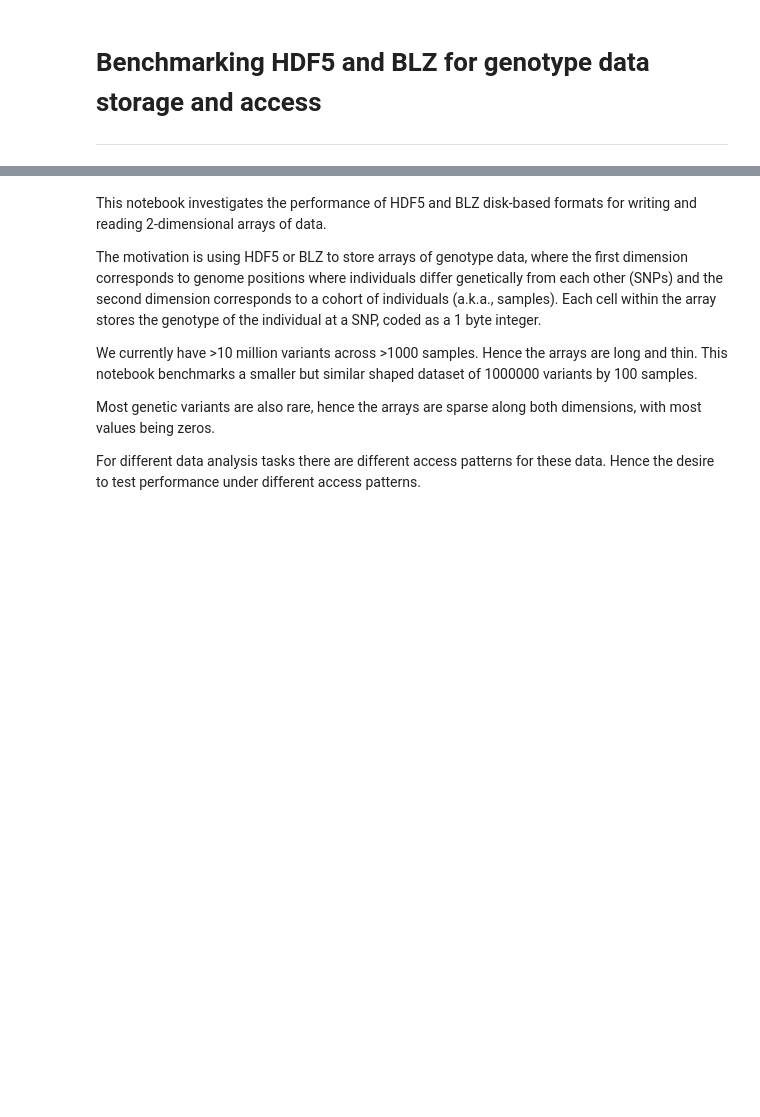
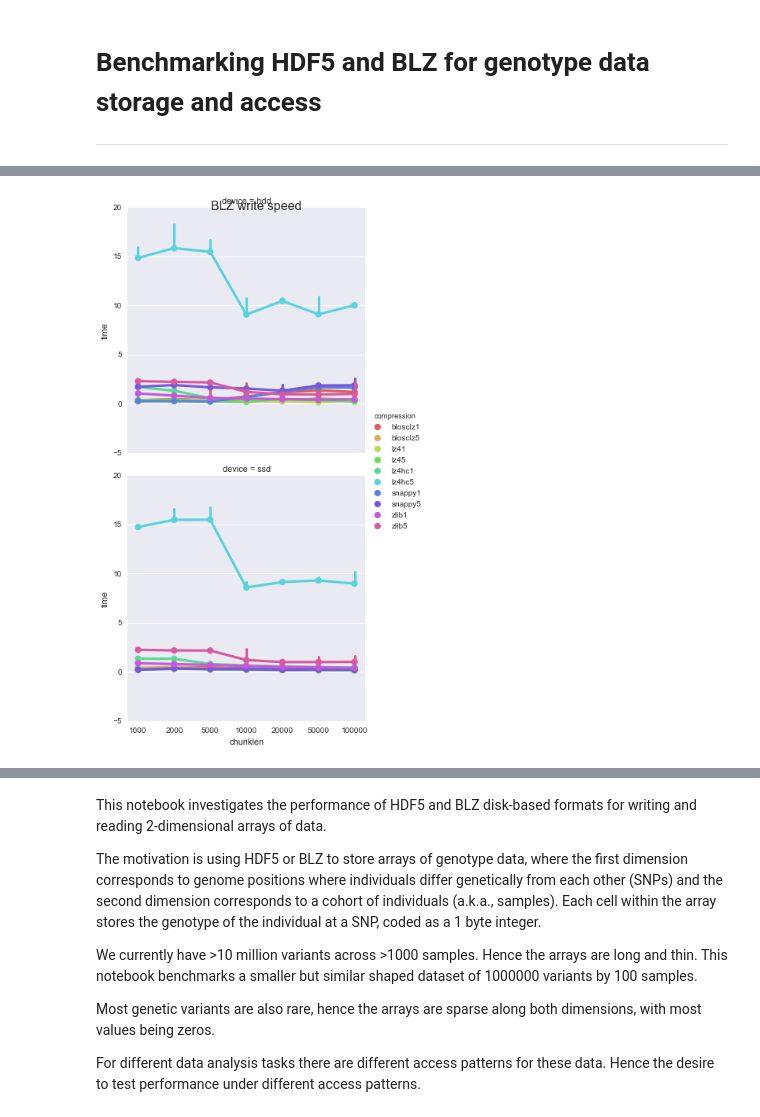
Before and after one commit to kochunov/Testing-HDF5-format-for-whole-genome-sequence-storage, a Jupyter notebook: benchmark_hdf5_blz.ipynb, the cells around one changed output, grey strips where cells are left out. Cells and saved outputs as stored; diff of their text form; code cells hidden in the pictures; blank space fills up the shorter version.

```diff
--- a/benchmark_hdf5_blz.ipynb
+++ b/benchmark_hdf5_blz.ipynb
@@ -3,0 +244,10 @@
+# %%
+def op_write_blz(fn, data, config):
+    bparams = blz.bparams(cname=config.pop('cname'),
+                          clevel=config.pop('clevel'),
+                          shuffle=config.pop('shuffle', False))
+    b = blz.barray(data, rootdir=fn, mode='w', bparams=bparams, **config)
+    return b
+
+df_write_blz = benchmark_blz(op_write_blz)
+df_write_blz.head()
@@ -3,0 +280,9 @@
+# %%
+grid = sns.factorplot(x='chunklen', y='time',
+                      row='device', hue='compression',
+                      data=df_write_blz, kind='point', estimator=np.min,
+                      palette=sns.color_palette('hls', n_colors=len(blz_cnames)*len(blz_clevels)))
+#grid.set(ylim=(0, 4))
+grid.fig.suptitle('BLZ write speed', fontsize=16);
+# %% [output]
+[figure, added]
```
Also changed, not shown: parts of 24 cells of this notebook, 1 other file.
